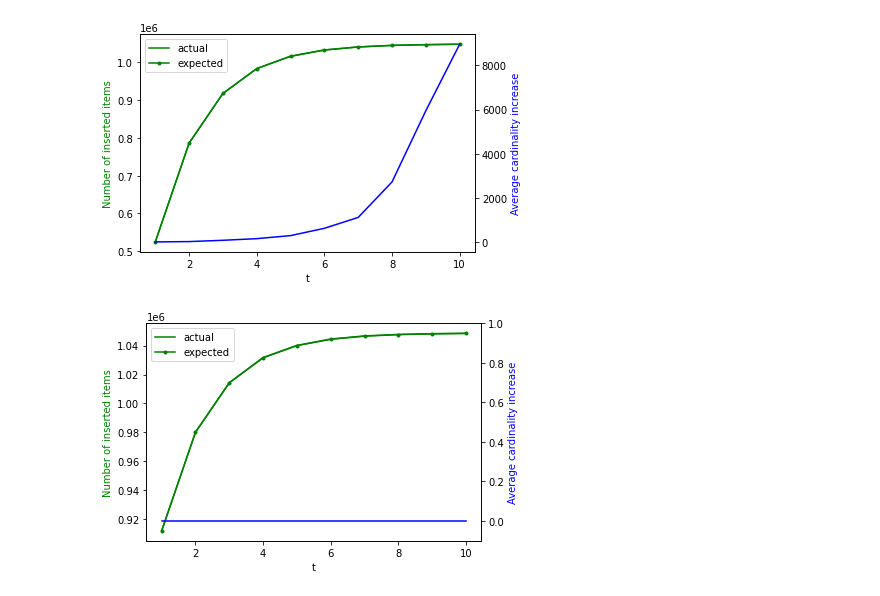
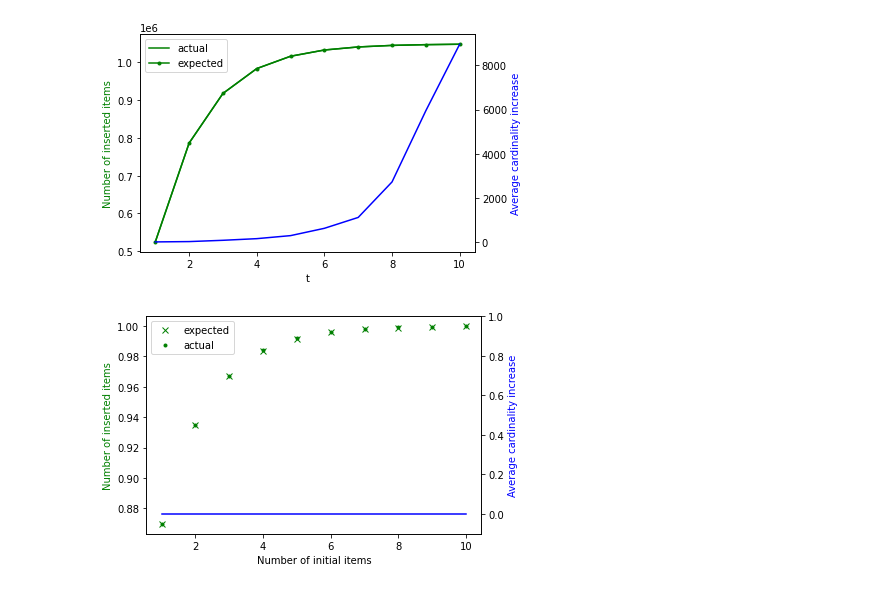
Before and after one commit to PizzaWhisperer/HLLVuln, a Jupyter notebook: attacks/graphs.ipynb, the cells around one changed output. Saved outputs shown, nothing was run; the diff lists cells and outputs as text; code cells hidden in the pictures.

```diff
--- a/attacks/graphs.ipynb
+++ b/attacks/graphs.ipynb
@@ -32,30 +32,35 @@ fig.savefig("../docs/HLL_exp_bad/figures/graph_S2.pdf", bbox_inches='tight')
 # %%
 ## S4
 
 # t values
 t = [1,2,3, 4, 5, 6, 7, 8, 9, 10]
+
+initial = [2**(i-1)*1420 for i in t]
 # corresponding fraction of insert items
-frac = [912201, 980257,1014418, 1031749, 1040113, 1044488, 1046641, 1047687, 1048220, 1048489]
+number = [912201, 980257,1014418, 1031749, 1040113, 1044488, 1046641, 1047687, 1048220, 1048489]
+frac = [i/(2**20) for i in number]
 #expected fraction according to the math
 expected = [912007, 980048, 1014179, 1031520, 1039914, 1044313, 1046465, 1047520, 1048051, 1048312]
+frac_expected = [i/(2**20) for i in expected]
 # increase in cardinality
 card = [0,0,0,0, 0, 0, 0, 0, 0,0]
 
 fig, ax1 = plt.subplots()
 
 ax2 = ax1.twinx()
-ax1.plot(t, frac, 'g-', label = 'actual')
-ax1.plot(t, expected, 'g.-', label = 'expected')
+ax1.plot(t, frac_expected, 'gx', label = 'expected')
+ax1.plot(t, frac, 'g.', label = 'actual')
+
 ax1.legend()
 ax2.plot(t, card, 'b-')
 ax2.set_ylim(-0.1, 1)
 
-ax1.set_xlabel('t')
+ax1.set_xlabel('Number of initial items')
 ax1.set_ylabel('Number of inserted items', color='g')
 ax2.set_ylabel('Average cardinality increase', color='b')
 
 plt.show()
 
-fig.savefig("../docs/HLL_exp_bad/figures/graph_S4.pdf", bbox_inches='tight')
+fig.savefig("../docs/HLL_exp_bad/figures/graph_S4.pdf", bbox_inches='tight', pad_inches=0.5)
 # %% [output]
-[figure, old version]
+[figure, new version]
```
Also changed, not shown: 6 other files.
